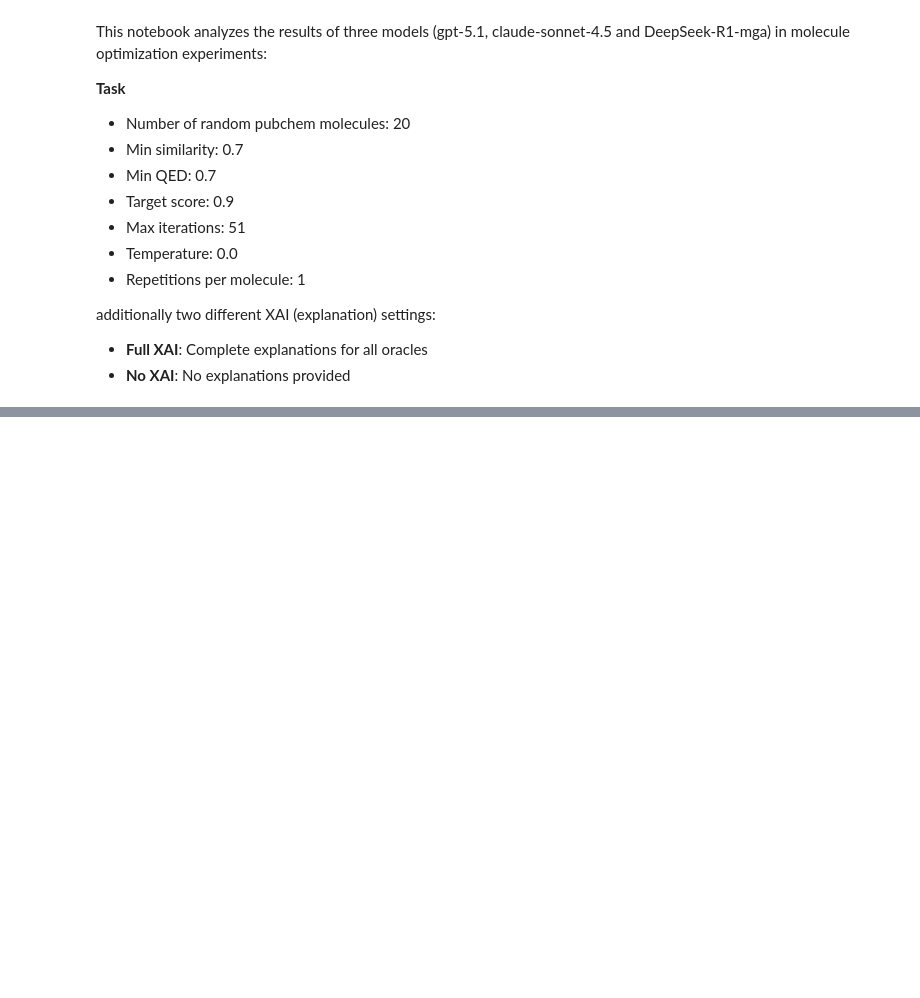
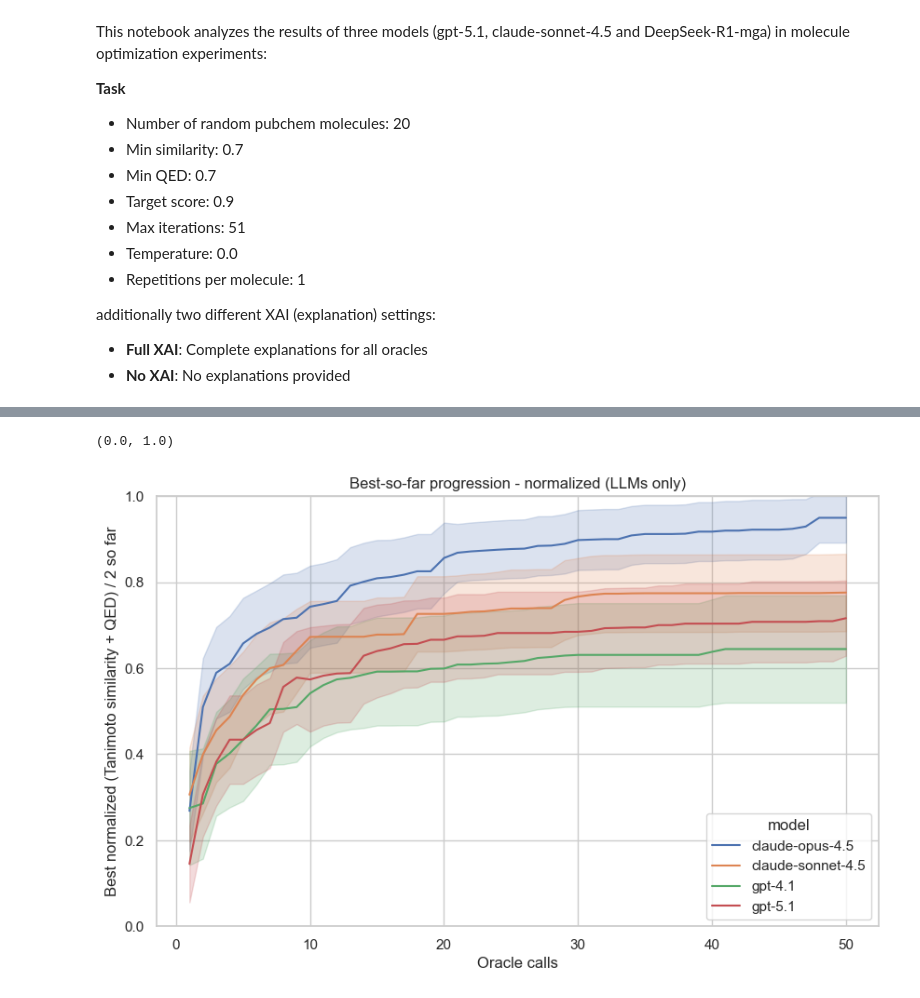
Before and after one commit to FabianKruger/molecule-optimization-agent, a Jupyter notebook: analysis/llm_comparison.ipynb, the cells around one changed output, grey strips where cells are left out. Drawn from its saved outputs; the diff is of its cells as text; code cells hidden in the pictures; blank space fills up the shorter version.

```diff
--- a/analysis/llm_comparison.ipynb
+++ b/analysis/llm_comparison.ipynb
@@ -112,0 +118,30 @@ plt.show()
+# %%
+df_norm = df.copy()
+
+# Compute min and max of best_so_far for each target molecule (across all models)
+target_stats = df.groupby("target_molecule")["best_so_far"].agg(["min", "max"])
+target_stats["range"] = target_stats["max"] - target_stats["min"]
+
+# Merge stats back and normalize best_so_far directly
+df_norm = df_norm.merge(target_stats, on="target_molecule")
+df_norm["best_so_far_normalized"] = (df_norm["best_so_far"] - df_norm["min"]) / df_norm["range"]
+
+# Pivot and plot (same approach as before)
+all_iterations = range(1, df_norm["iteration"].max() + 1)
+df_plot_norm = (
+    df_norm.pivot_table(index="iteration", columns=["model", "xai_mode", "target_molecule"], values="best_so_far_normalized")
+    .reindex(all_iterations)
+    .ffill()
+    .melt(ignore_index=False)
+    .reset_index()
+)
+
+# Plot with seaborn (mean + 95% CI, deterministic via SE * 1.96)
+sns.lineplot(data=df_plot_norm, x="iteration", y="value", hue="model", errorbar=('se', 1.96))
+plt.xlabel("Oracle calls")
+plt.ylabel("Best normalized (Tanimoto similarity + QED) / 2 so far")
+plt.title("Best-so-far progression - normalized (LLMs only)")
+plt.ylim(0, 1)
+# %% [output]
+(0.0, 1.0)
+[figure, added]
```
Also changed, not shown: parts of 15 cells of this notebook.
